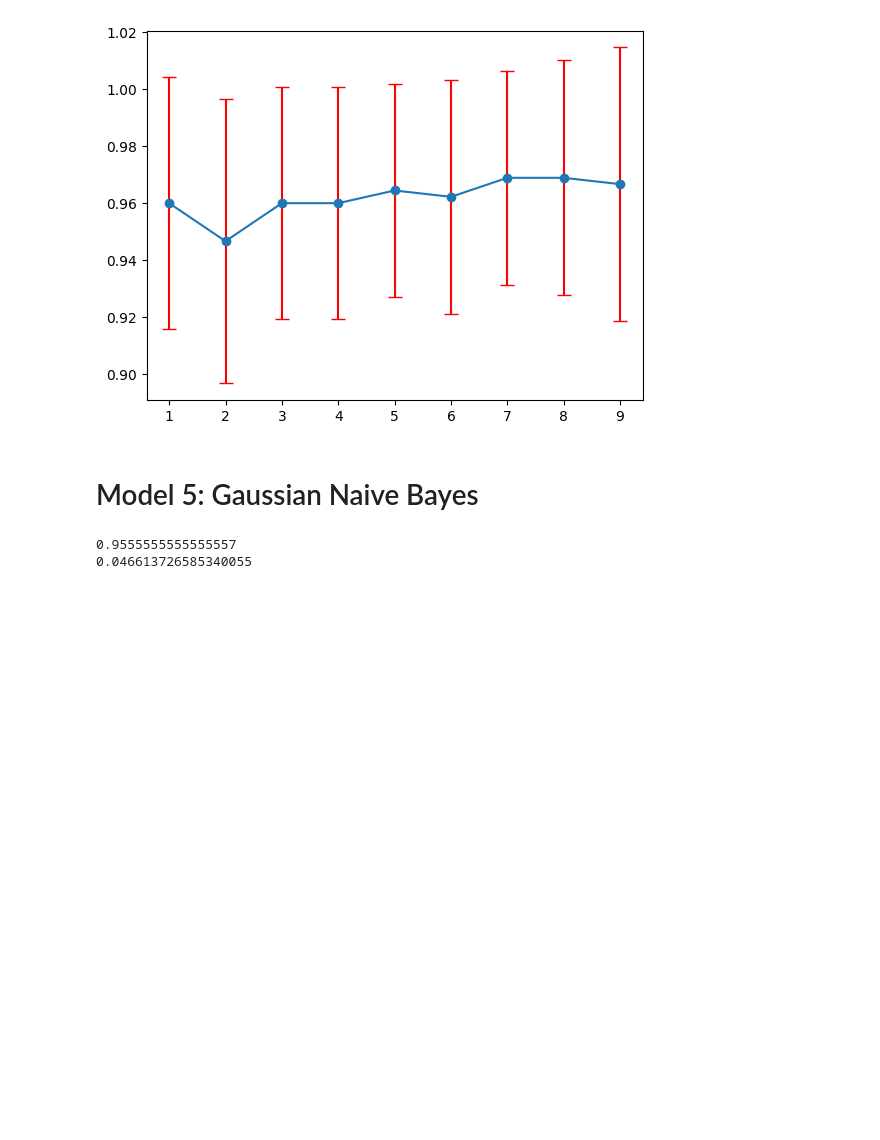
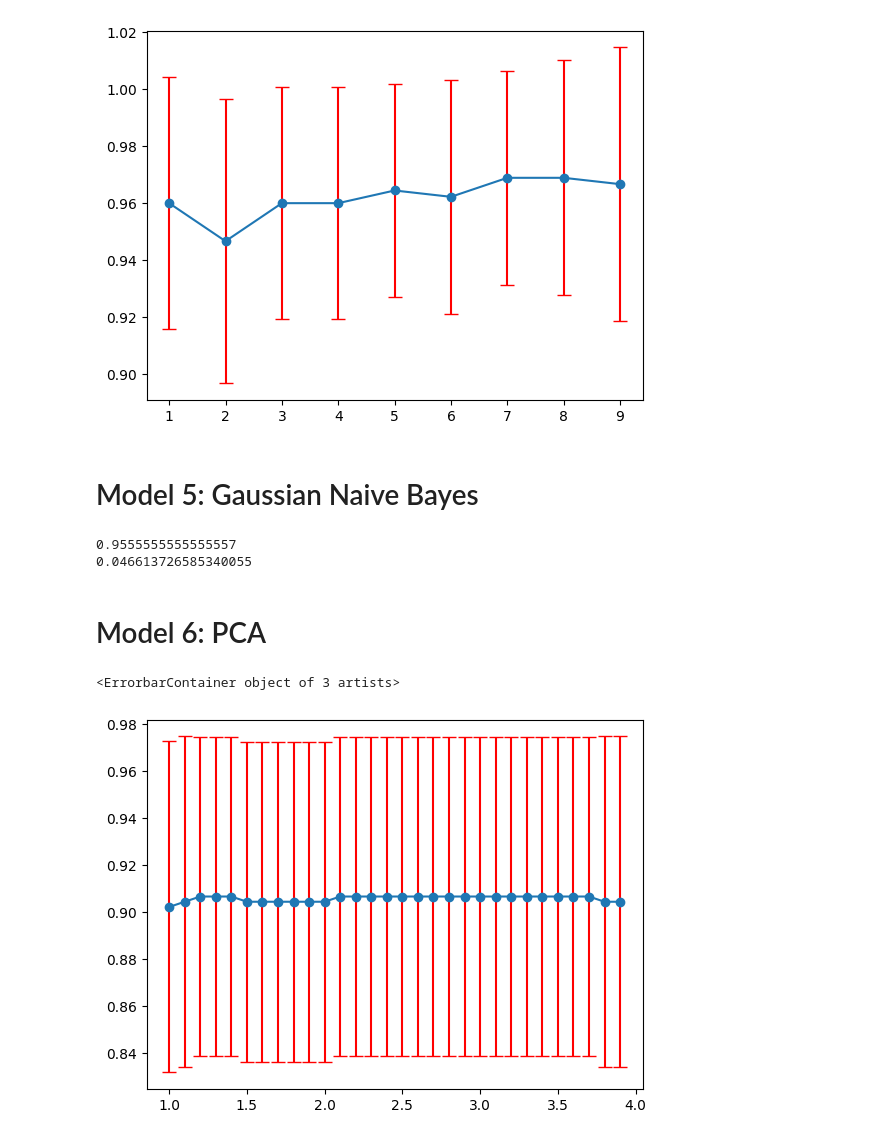
Before and after one commit to noronhaeyan/machine-learning, a Jupyter notebook: IRIS_tutorial.ipynb, the cells around one changed output. Saved outputs shown, nothing was run; the diff lists cells and outputs as text; code cells hidden in the pictures; blank space fills up the shorter version.

```diff
--- a/IRIS_tutorial.ipynb
+++ b/IRIS_tutorial.ipynb
@@ -104,3 +104,19 @@ print(n_scores.std())
 # %% [output]
 0.9555555555555557
 0.046613726585340055
+# %% [markdown]
+# Model 6: PCA
+# %%
+from sklearn.preprocessing import StandardScaler
+
+scaled_X = StandardScaler().fit_transform(X)
+# %%
+from sklearn.decomposition import PCA
+import pandas as pd
+
+pca = PCA(n_components=2)
+
+principalComponents = pca.fit_transform(scaled_X)
+
+principalDf = pd.DataFrame(data = principalComponents
+             , columns = ['pc1', 'pc2'])
@@ -106,0 +127,17 @@ print(n_scores.std())
+# %%
+from sklearn.svm import SVC
+
+C = np.arange(1, 4, 0.1)
+output_mean = []
+output_std = []
+
+for c in C:
+    model = SVC(C = c)
+    n_scores = cross_val_score(model, principalDf, y, scoring='accuracy', cv = cv, n_jobs = -1)
+    output_mean.append(n_scores.mean())
+    output_std.append(n_scores.std())
+
+plt.errorbar(C, output_mean, output_std, fmt='-o', ecolor = 'red', capsize = 5)
+# %% [output]
+<ErrorbarContainer object of 3 artists>
+[figure, added]
```
Also changed, not shown: parts of 10 cells of this notebook.
